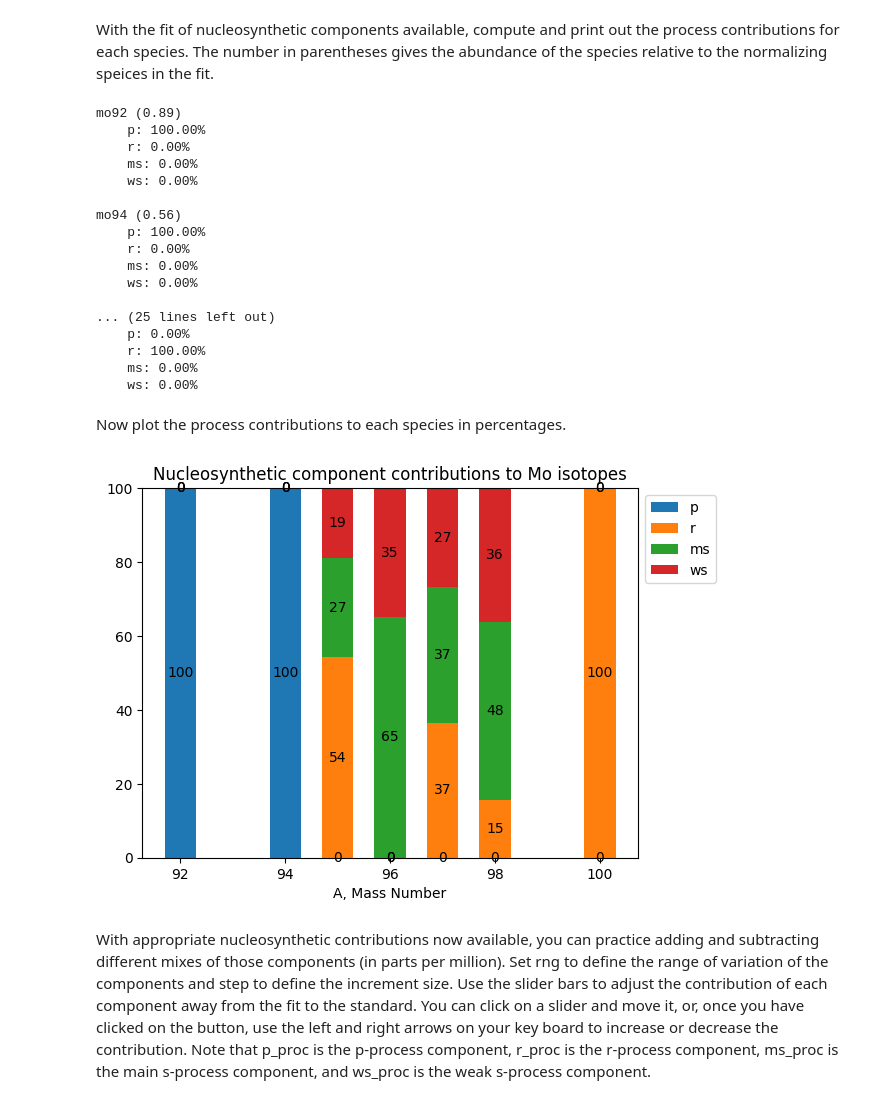
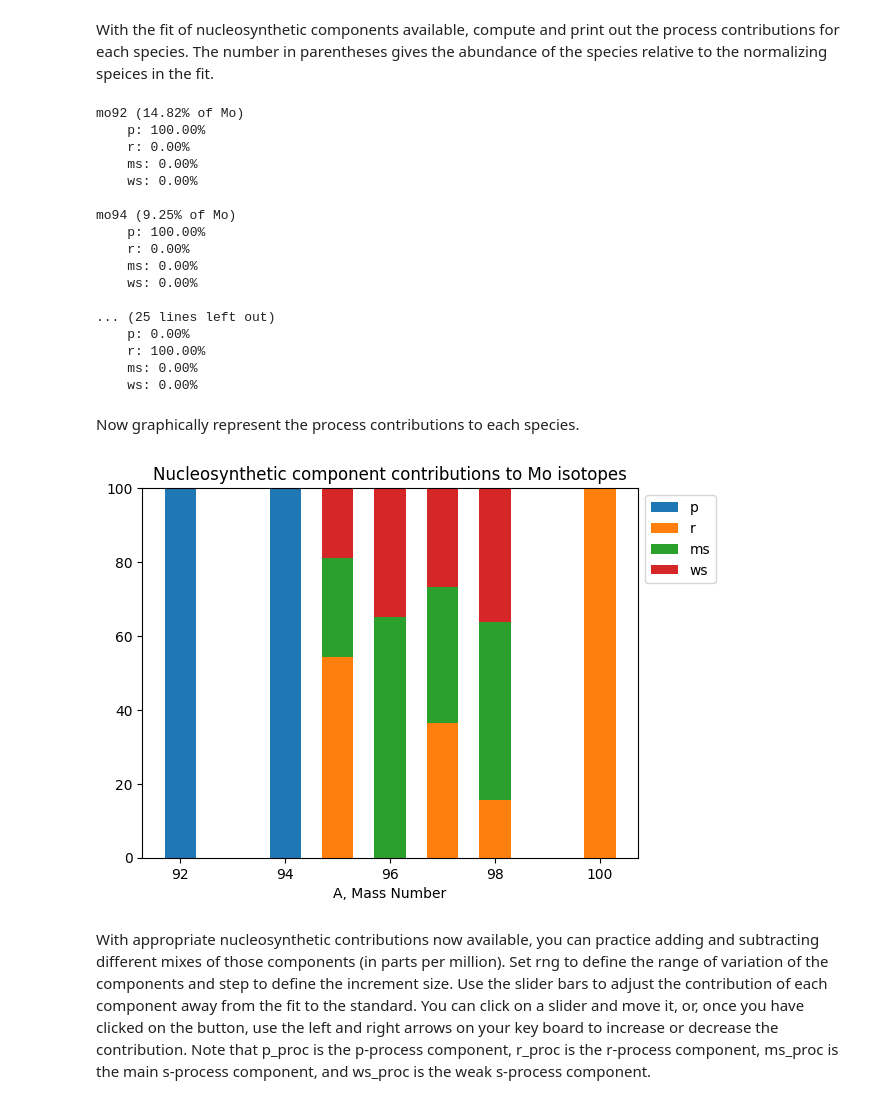
Before and after one commit to mbradle/rsp_mix, a Jupyter notebook: mu_mix.ipynb, the cells around one changed output. Saved outputs shown, nothing was run; the diff lists cells and outputs as text; code cells hidden in the pictures.

```diff
--- a/mu_mix.ipynb
+++ b/mu_mix.ipynb
@@ -128,30 +128,30 @@ With the fit of nucleosynthetic components available, compute and print out the
 # %%
 c_hash = {'p': 0, 'r': 1, 'ms': 2, 'ws': 3}
 
-y = {}
+y_fit = {}
 y_sum = np.zeros(len(a))
 for key in c_hash:
-    y[key] = popt_std[c_hash[key]] * proc[key]
-    y_sum += y[key]
+    y_fit[key] = popt_std[c_hash[key]] * proc[key]
+    y_sum += y_fit[key]
 
 contribs = {}
 
-for key in y:
-    contribs[key] = 100. * y[key] / y_sum
+for key in y_fit:
+    contribs[key] = 100. * y_fit[key] / y_sum
 
 for i in range(len(sp)):
-    print('{:s} ({:.2f})'.format(sp[i], standard[i]))
+    print('{:s} ({:.2f}% of {:s})'.format(sp[i], 100 * y_sum[i] / np.sum(y_sum), element_string))
     for key in contribs:
         print('    {:s}: {:.2f}%'.format(key, contribs[key][i]))
     print("")
 # %% [output]
-mo92 (0.89)
+mo92 (14.82% of Mo)
     p: 100.00%
     r: 0.00%
     ms: 0.00%
     ws: 0.00%
 
-mo94 (0.56)
+mo94 (9.25% of Mo)
     p: 100.00%
     r: 0.00%
     ms: 0.00%
@@ -163,27 +163,27 @@ mo94 (0.56)
     ms: 0.00%
     ws: 0.00%
 # %% [markdown]
-Now plot the process contributions to each species in percentages.
+Now graphically represent the process contributions to each species.
 # %%
 width = 0.6
 
 fig, ax = plt.subplots()
 bottom = np.zeros(len(a))
 
-for key, contribs in contribs.items():
-    p = ax.bar(a, contribs, width, label=key, bottom=bottom)
-    bottom += contribs
+for key, contrib in contribs.items():
+    p = ax.bar(a, contrib, width, label=key, bottom=bottom)
+    bottom += contrib
 
-    ax.bar_label(p, label_type='center', fmt="%.0f")
+    #ax.bar_label(p, label_type='center', fmt="%.0f")
 
 ax.set_xlabel('A, Mass Number')
 
 ax.set_title('Nucleosynthetic component contributions to {:s} isotopes'.format(element_string))
 ax.legend(bbox_to_anchor = (1,1), loc='upper left', ncol = 1)
 
 plt.show()
 # %% [output]
-[figure, old version]
+[figure, new version]
 # %% [markdown]
 With appropriate nucleosynthetic contributions now available, you can practice adding and subtracting different mixes of those components (in parts per million). Set rng to define the range of variation of the components and step to define the increment size. Use the slider bars to adjust the contribution of each component away from the fit to the standard. You can click on a slider and move it, or, once you have clicked on the button, use the left and right arrows on your key board to increase or decrease the contribution. Note that p_proc is the p-process component, r_proc is the r-process component, ms_proc is the main s-process component, and ws_proc is the weak s-process component.
 # %%
```
